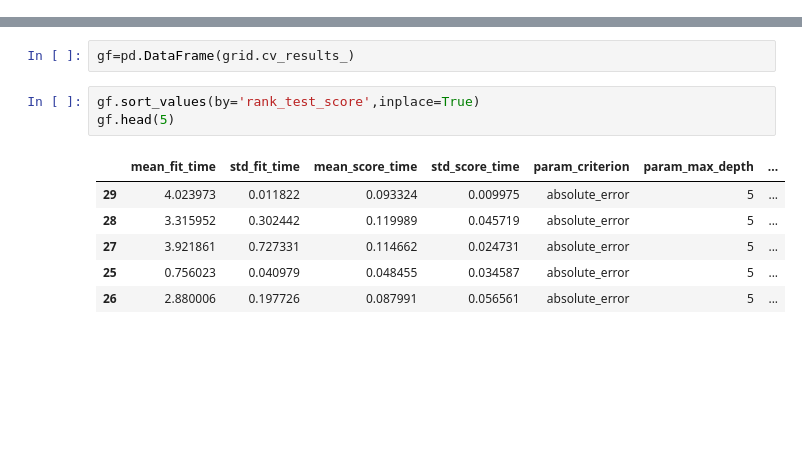
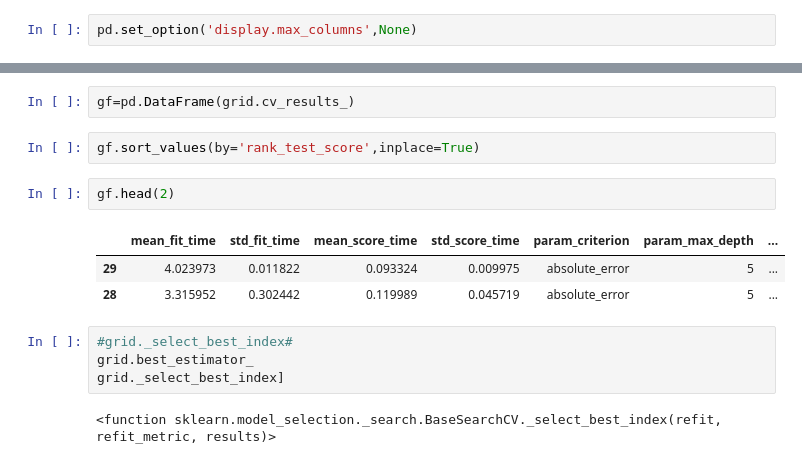
Before and after one commit to MayankMCA/Ml, a Jupyter notebook: supervised/grid_searcgh.ipynb, the cells around one changed output, grey strips where cells are left out. Cells and saved outputs as stored; diff of their text form; blank space fills up the shorter version.

```diff
--- a/supervised/grid_searcgh.ipynb
+++ b/supervised/grid_searcgh.ipynb
@@ -12,6 +12,8 @@ from sklearn.model_selection import cross_val_score
 
 from joblib import dump,load
 import plotly.express as px
+# %%
+pd.set_option('display.max_columns',None)
 # %%
 df=pd.read_csv("https://raw.githubusercontent.com/digipodium/Datasets/main/house_pricing.csv")
 df.info()
@@ -84,12 +86,16 @@ GridSearchCV(cv=3, estimator=RandomForestRegressor(), n_jobs=-1,
 gf=pd.DataFrame(grid.cv_results_)
 # %%
 gf.sort_values(by='rank_test_score',inplace=True)
-gf.head(5)
-# %% [output]
-|  | mean_fit_time | std_fit_time | mean_score_time | std_score_time | param_criterion | param_max_depth | ... |
-| 29 | 4.023973 | 0.011822 | 0.093324 | 0.009975 | absolute_error | 5 | ... |
-| 28 | 3.315952 | 0.302442 | 0.119989 | 0.045719 | absolute_error | 5 | ... |
-| 27 | 3.921861 | 0.727331 | 0.114662 | 0.024731 | absolute_error | 5 | ... |
-| 25 | 0.756023 | 0.040979 | 0.048455 | 0.034587 | absolute_error | 5 | ... |
-| 26 | 2.880006 | 0.197726 | 0.087991 | 0.056561 | absolute_error | 5 | ... |
+# %%
+gf.head(2)
+# %% [output]
+|  | mean_fit_time | std_fit_time | mean_score_time | std_score_time | param_criterion | param_max_depth | ... |
+| 29 | 4.023973 | 0.011822 | 0.093324 | 0.009975 | absolute_error | 5 | ... |
+| 28 | 3.315952 | 0.302442 | 0.119989 | 0.045719 | absolute_error | 5 | ... |
+# %%
+#grid._select_best_index#
+grid.best_estimator_
+grid._select_best_index]
+# %% [output]
+<function sklearn.model_selection._search.BaseSearchCV._select_best_index(refit, refit_metric, results)>
 # %%
```
Also changed, not shown: parts of 1 cell of this notebook, 4 other files.
